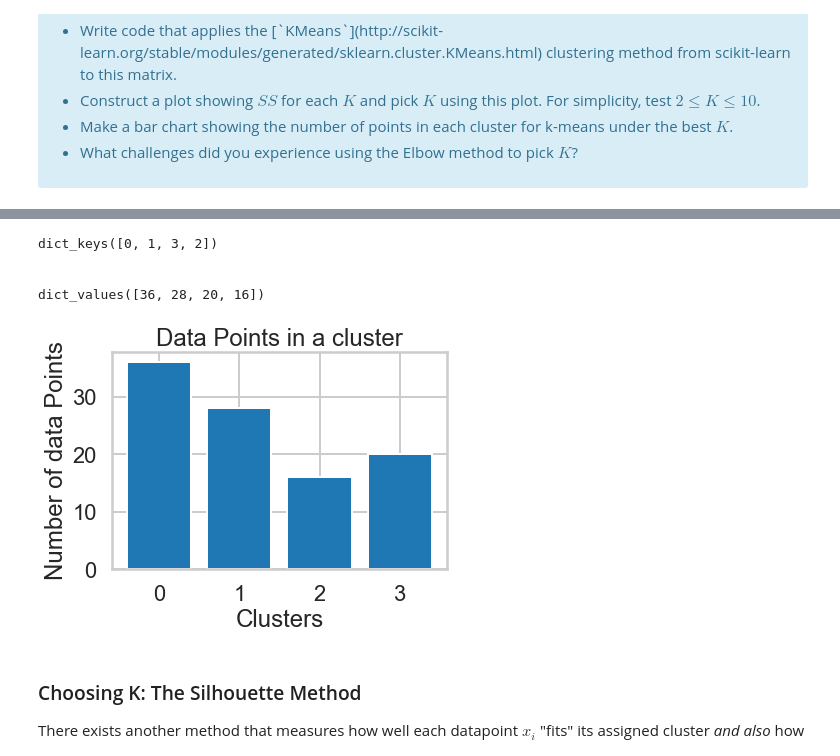
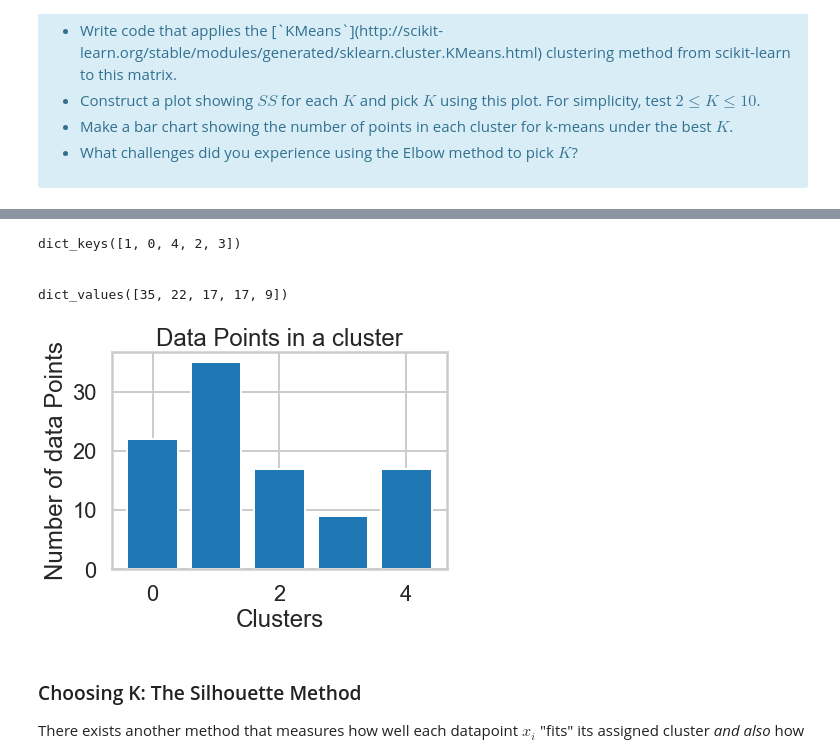
Before and after one commit to ProfAnshul/Customer-Segmentation-Using-Clustering, a Jupyter notebook: Mini_Project_Clustering.ipynb, the cells around one changed output, grey strips where cells are left out. Drawn from its saved outputs; the diff is of its cells as text; code cells hidden in the pictures.

```diff
--- a/Mini_Project_Clustering.ipynb
+++ b/Mini_Project_Clustering.ipynb
@@ -62,4 +62,6 @@ The first thing we need is a way to compare customers. To do this, we're going t
 # %%
 # DataFrame Merging
 
-df12 = df_offers.merge(df_transactions, left_on='offer_id', right_on='offer_id', how='left')
+df_merge = df_offers.merge(df_transactions, left_on='offer_id', right_on='offer_id', how='left')
+print(len(df_merge))
+df_merge.head()
@@ -75,6 +76,8 @@ df12.head()
 # %%
 # Pivot_Table
 
-df_offer_details = pd.pivot_table(df12, values = 'n', index = ['customer_name'], columns = ['offer_id'], fill_value = 0)
+df_offer_details = pd.pivot_table(df_merge, values = 'n', index = ['customer_name'], columns = ['offer_id'], fill_value = 0)
 
+print(len(df_offer_details))
 df_offer_details.reset_index(inplace = True)
+df_offer_details.head()
@@ -120,5 +122,5 @@ where $x_i$ is a point, $C_k$ represents cluster $k$ and $\mu_k$ is the centroid
 # %%
 # Creating numpy matrix
 
-x_cols = df_offer_details.to_numpy()
+x_cols = df_offer_details.iloc[:,2:33].to_numpy()
 x_cols
@@ -140,27 +154,27 @@ Text(0.5, 1.0, 'SS vs K ')
 # %%
-# Using 'Elbow Method' , K should be 3 or 4
+# Using 'Elbow Method' , K should be 5
 
-final_k = 4
+final_k = 5
 
 kmeans  = KMeans(n_clusters = final_k,random_state=42)
 df_offer_details['cluster'] = kmeans.fit_predict(x_cols)
 
 dict_cluster = df_offer_details.cluster.value_counts().to_dict()
 
 
 plt.bar(dict_cluster.keys(), dict_cluster.values())
 plt.xlabel('Clusters')
 plt.ylabel('Number of data Points')
 plt.title('Data Points in a cluster')
 print(dict_cluster.keys())
 print('\n')
 print(dict_cluster.values())
 print('\n')
 # %% [output]
-dict_keys([0, 1, 3, 2])
+dict_keys([1, 0, 4, 2, 3])
 
 
-dict_values([36, 28, 20, 16])
+dict_values([35, 22, 17, 17, 9])
-[figure, old version]
+[figure, new version]
 # %%
 # Elbow method provides a good insight to predict K. But , here for the given example, a very little bend
```
Also changed, not shown: parts of 42 cells of this notebook.
